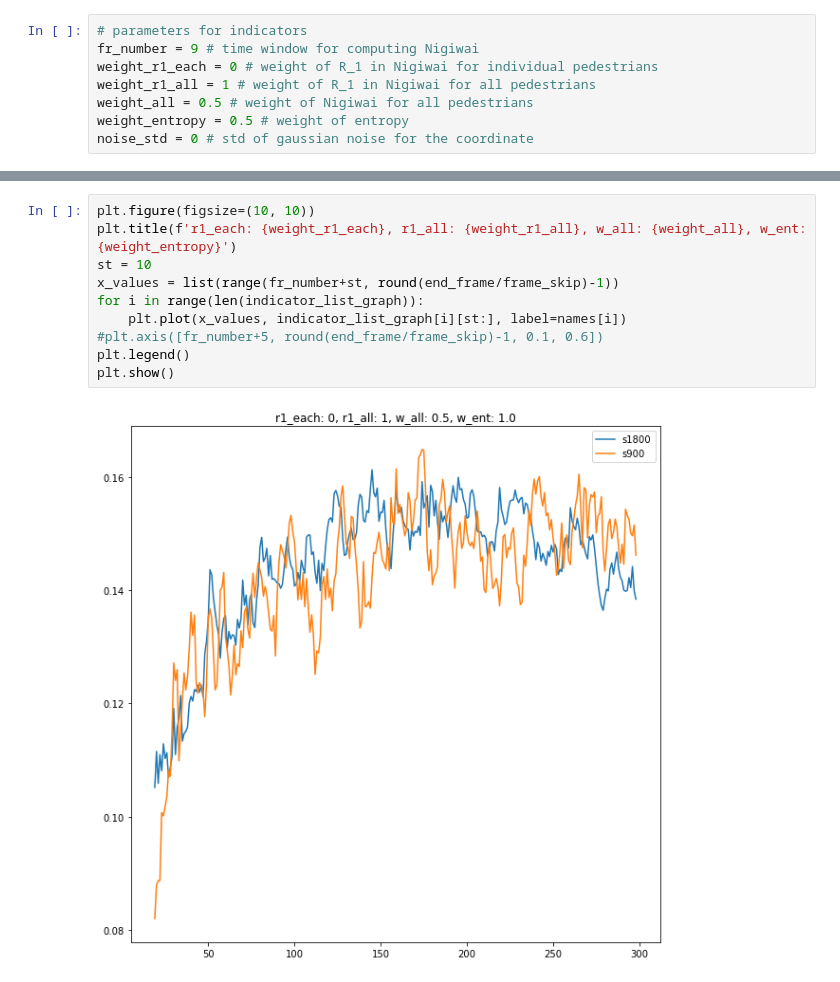
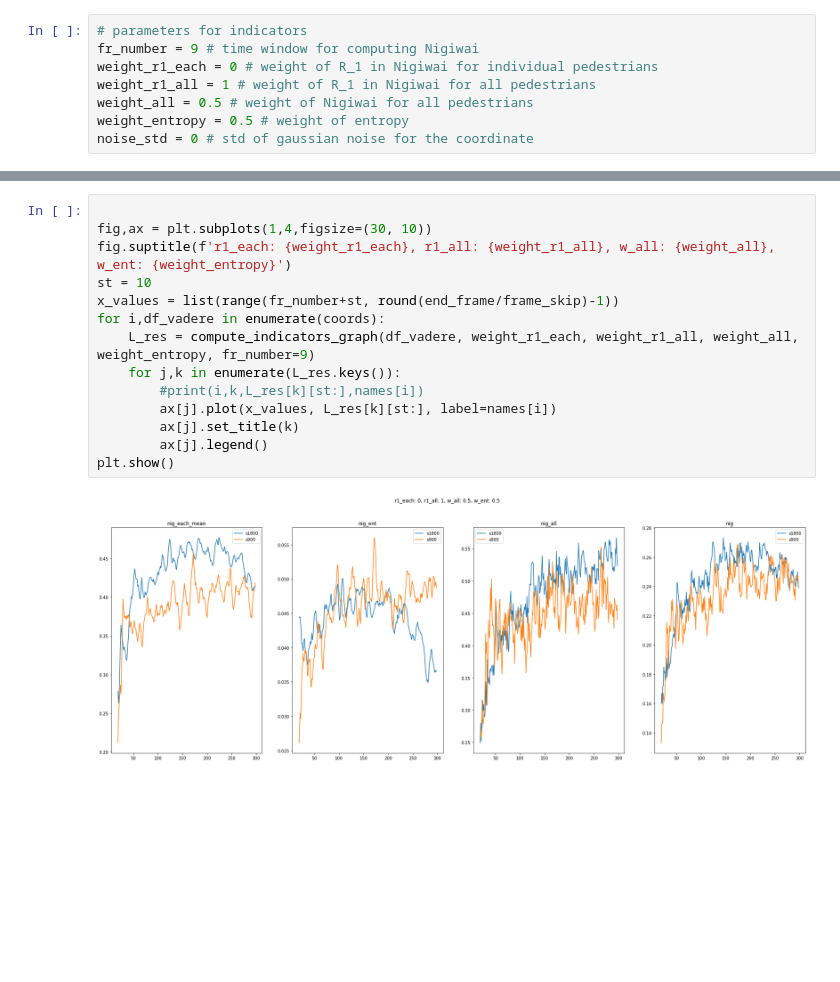
Before and after one commit to gudrlsms/Nigiwai_vectorfields, a Jupyter notebook: Nigiwai_Randomness/kaji/Randomness_nigiwai.ipynb, the cells around one changed output, grey strips where cells are left out. Drawn from its saved outputs; the diff is of its cells as text; blank space fills up the shorter version.

Commit message:
improved plots

```diff
--- a/Nigiwai_Randomness/kaji/Randomness_nigiwai.ipynb
+++ b/Nigiwai_Randomness/kaji/Randomness_nigiwai.ipynb
@@ -89,12 +94,16 @@ for df_vadere in tqdm(coords):
 # %%
-plt.figure(figsize=(10, 10))
-plt.title(f'r1_each: {weight_r1_each}, r1_all: {weight_r1_all}, w_all: {weight_all}, w_ent: {weight_entropy}')
+
+fig,ax = plt.subplots(1,4,figsize=(30, 10))
+fig.suptitle(f'r1_each: {weight_r1_each}, r1_all: {weight_r1_all}, w_all: {weight_all}, w_ent: {weight_entropy}')
 st = 10
 x_values = list(range(fr_number+st, round(end_frame/frame_skip)-1))
-for i in range(len(indicator_list_graph)):
-    plt.plot(x_values, indicator_list_graph[i][st:], label=names[i])
-#plt.axis([fr_number+5, round(end_frame/frame_skip)-1, 0.1, 0.6])
-plt.legend()
+for i,df_vadere in enumerate(coords):
+    L_res = compute_indicators_graph(df_vadere, weight_r1_each, weight_r1_all, weight_all, weight_entropy, fr_number=9)
+    for j,k in enumerate(L_res.keys()):
+        #print(i,k,L_res[k][st:],names[i])
+        ax[j].plot(x_values, L_res[k][st:], label=names[i])
+        ax[j].set_title(k)
+        ax[j].legend()
 plt.show()
 # %% [output]
-[figure, old version]
+[figure, new version]
```
Also changed, not shown: parts of 1 cell of this notebook.
